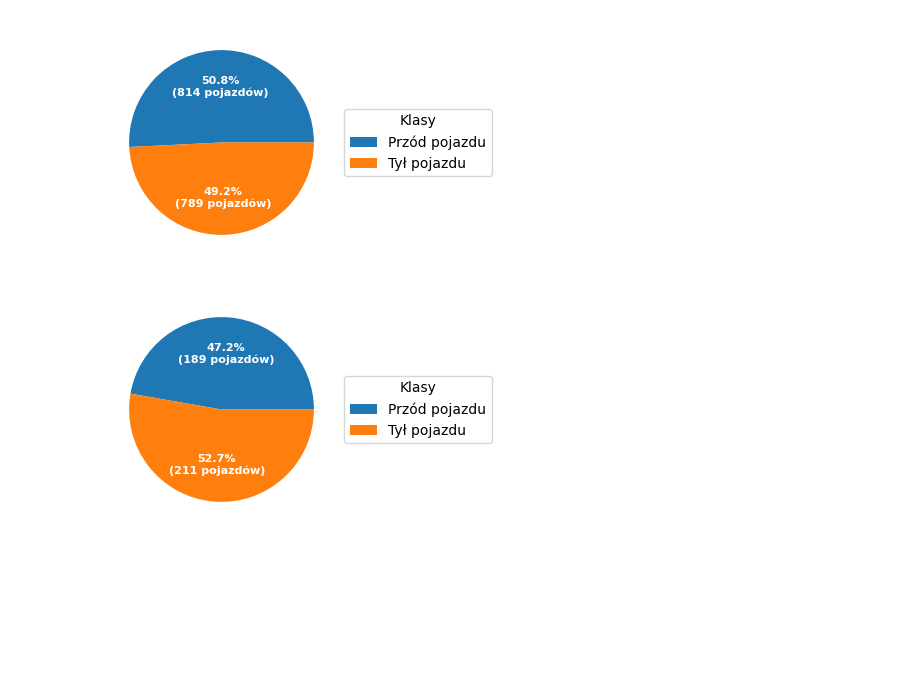
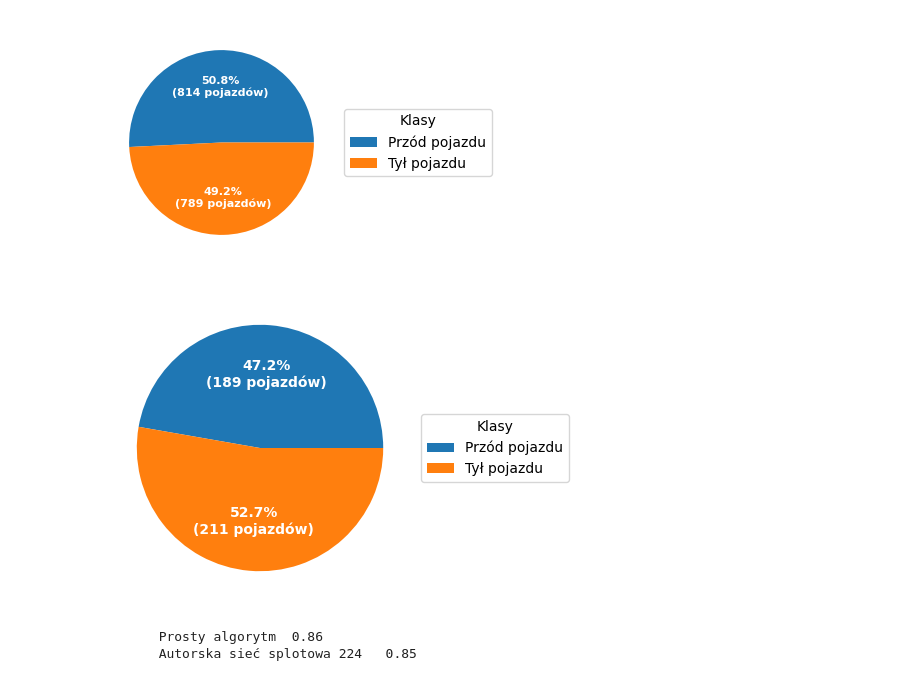
Before and after one commit to panjacob/A-study-of-nighttime-vehicle-detection-algorithms, a Jupyter notebook: Class_chart/wykresy.ipynb, the cells around one changed output. Cells and saved outputs as stored; diff of their text form; code cells hidden in the pictures; blank space fills up the shorter version.

```diff
--- a/Class_chart/wykresy.ipynb
+++ b/Class_chart/wykresy.ipynb
@@ -60,31 +60,51 @@ plt.show()
 # %% [output]
 [figure]
 # %%
-fig, ax = plt.subplots(figsize=(6, 3), subplot_kw=dict(aspect="equal"))
+fig, ax = plt.subplots(figsize=(8, 4), subplot_kw=dict(aspect="equal"))
 
 recipe = ["Przód pojazdu", "Tył pojazdu"]
 
 data = [189, 211]
 ingredients = [x for x in recipe]
 
 
 def func(pct, allvals):
     absolute = int(np.round(pct / 100. * np.sum(allvals)))
     return "{:.1f}%\n({:d} pojazdów)".format(pct, absolute)
 
 
 wedges, texts, autotexts = ax.pie(data, autopct=lambda pct: func(pct, data),
                                   textprops=dict(color="w"))
 
 ax.legend(wedges, ingredients,
           title="Klasy",
           loc="center left",
           bbox_to_anchor=(1, 0, 0.5, 1))
 
-plt.setp(autotexts, size=8, weight="bold")
+plt.setp(autotexts, size=10, weight="bold")
 
 # ax.set_title("Dataset classes count")
 
 plt.show()
 # %% [output]
-[figure, old version]
+[figure, new version]
+# %%
+def f1(precision=0.46, recall=0.95):
+    f1 = (2 * precision * recall) / (precision + recall)
+    return round(f1, 2)
+
+
+text = """        Prosty algorytm & 0,85 & 0,91 & 0,82 \\ \hline
+        Autorska sieć splotowa 224  & 0,87 & 0,98 & 0,75\\ \hline""".replace('\\ \hline', '')
+
+for x in text.replace(',', '.').split('\n'):
+    y = x.split('&')
+    # print(y)
+    precision = float(y[2])
+    recall = float(y[3])
+    name = y[0]
+    # print(recall)
+    print(name, f1(precision, recall))
+# %% [output]
+        Prosty algorytm  0.86
+        Autorska sieć splotowa 224   0.85
```
Also changed, not shown: parts of 1 cell of this notebook, 5 other files.
